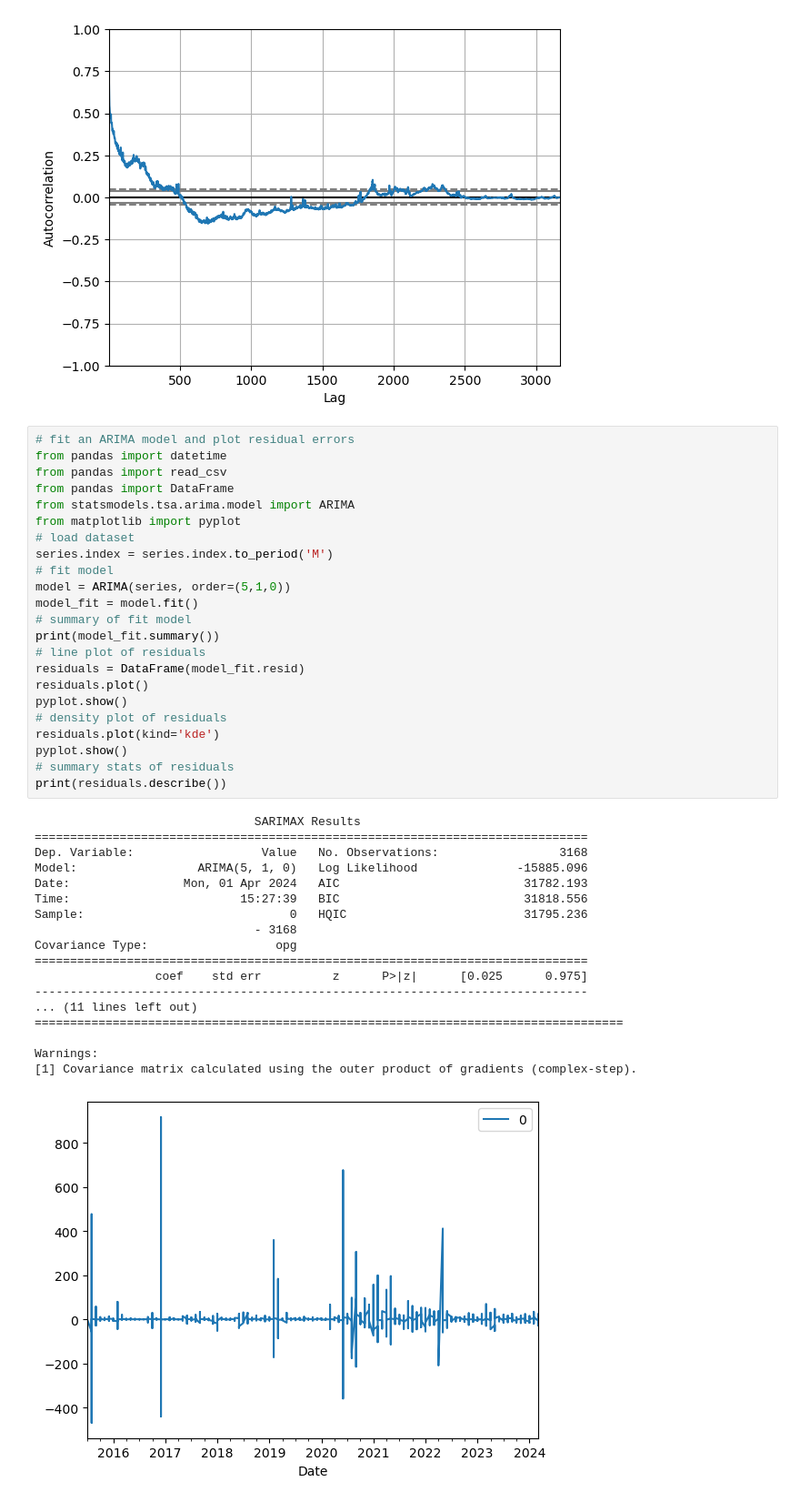
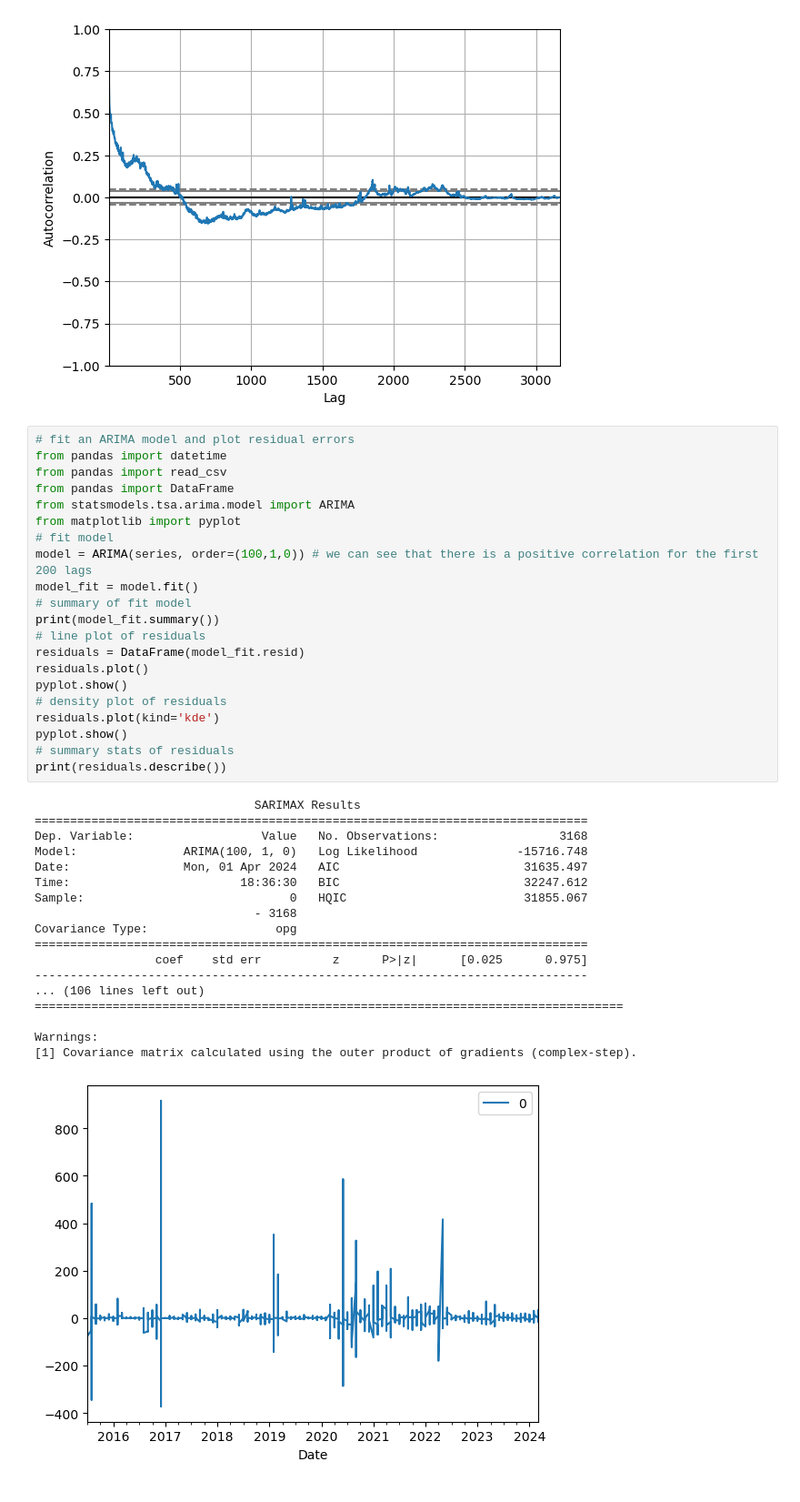
Before and after one commit to sydneypittignano/ECE473-Project, a Jupyter notebook: Arima.ipynb, the cells around one changed output. Shown at 91% size. Saved outputs shown, nothing was run; the diff lists cells and outputs as text.

```diff
--- a/Arima.ipynb
+++ b/Arima.ipynb
@@ -31,39 +33,37 @@ from pandas import datetime
 from pandas import read_csv
 from pandas import DataFrame
 from statsmodels.tsa.arima.model import ARIMA
 from matplotlib import pyplot
-# load dataset
-series.index = series.index.to_period('M')
 # fit model
-model = ARIMA(series, order=(5,1,0))
+model = ARIMA(series, order=(100,1,0)) # we can see that there is a positive correlation for the first 200 lags
 model_fit = model.fit()
 # summary of fit model
 print(model_fit.summary())
 # line plot of residuals
 residuals = DataFrame(model_fit.resid)
 residuals.plot()
 pyplot.show()
 # density plot of residuals
 residuals.plot(kind='kde')
 pyplot.show()
 # summary stats of residuals
 print(residuals.describe())
 # %% [output]
                                SARIMAX Results
 ==============================================================================
 Dep. Variable:                  Value   No. Observations:                 3168
-Model:                 ARIMA(5, 1, 0)   Log Likelihood              -15885.096
-Date:                Mon, 01 Apr 2024   AIC                          31782.193
-Time:                        15:27:39   BIC                          31818.556
-Sample:                             0   HQIC                         31795.236
+Model:               ARIMA(100, 1, 0)   Log Likelihood              -15716.748
+Date:                Mon, 01 Apr 2024   AIC                          31635.497
+Time:                        18:36:30   BIC                          32247.612
+Sample:                             0   HQIC                         31855.067
                                - 3168
 Covariance Type:                  opg
 ==============================================================================
                  coef    std err          z      P>|z|      [0.025      0.975]
 ------------------------------------------------------------------------------
-... (11 lines left out)
+... (106 lines left out)
 ===================================================================================
 
 Warnings:
 [1] Covariance matrix calculated using the outer product of gradients (complex-step).
-[figure, old version]
+[figure, new version]
```
Also changed, not shown: parts of 3 cells of this notebook.
